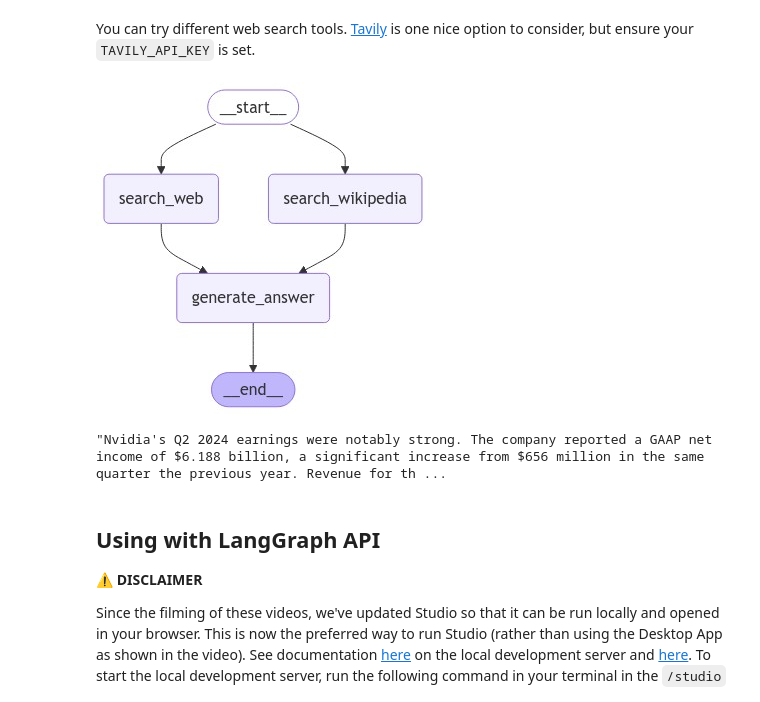
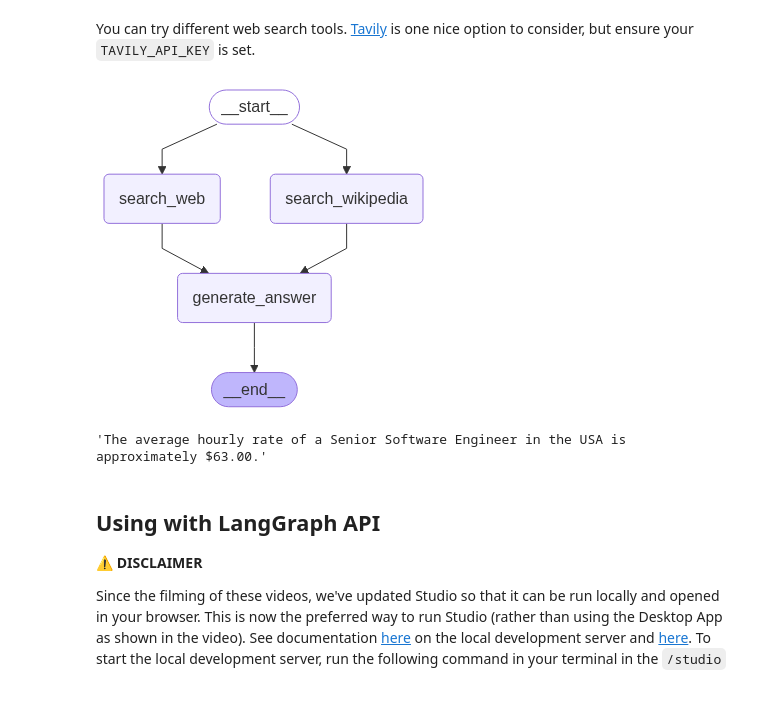
Before and after one commit to viniciusgribas/langchain-academy, a Jupyter notebook: module-4/18 - parallelization.ipynb, the cells around one changed output. Drawn from its saved outputs; the diff is of its cells as text; code cells hidden in the pictures.

```diff
--- a/module-4/18 - parallelization.ipynb
+++ b/module-4/18 - parallelization.ipynb
@@ -307,9 +308,26 @@ def _set_env(var: str):
 _set_env("TAVILY_API_KEY")
 # %%
 from langchain_core.messages import HumanMessage, SystemMessage
-
 from langchain_community.document_loaders import WikipediaLoader
 from langchain_community.tools import TavilySearchResults
+
+from langchain_openai import ChatOpenAI
+
+import os, getpass
+
+def _set_env(var: str):
+    if not os.environ.get(var):
+        os.environ[var] = getpass.getpass(f"{var}: ")
+
+_set_env("TAVILY_API_KEY")
+
+llm = ChatOpenAI(model="gpt-4.1-nano-2025-04-14", temperature=0)
+
+
+class State(TypedDict):
+    question: str
+    answer: str
+    context: Annotated[list, operator.add]
 
 def search_web(state):
 
@@ -357,39 +375,39 @@ def generate_answer(state):
 
     # Template
     answer_template = """Answer the question {question} using this context: {context}"""
     answer_instructions = answer_template.format(question=question,
                                                        context=context)
 
     # Answer
     answer = llm.invoke([SystemMessage(content=answer_instructions)]+[HumanMessage(content=f"Answer the question.")])
 
     # Append it to state
     return {"answer": answer}
 
 # Add nodes
 builder = StateGraph(State)
 
 # Initialize each node with node_secret
 builder.add_node("search_web",search_web)
 builder.add_node("search_wikipedia", search_wikipedia)
 builder.add_node("generate_answer", generate_answer)
 
 # Flow
 builder.add_edge(START, "search_wikipedia")
 builder.add_edge(START, "search_web")
 builder.add_edge("search_wikipedia", "generate_answer")
 builder.add_edge("search_web", "generate_answer")
 builder.add_edge("generate_answer", END)
 graph = builder.compile()
 
 display(Image(graph.get_graph().draw_mermaid_png()))
 # %% [output]
-[figure, old version]
+[figure, new version]
 # %%
-result = graph.invoke({"question": "How were Nvidia's Q2 2024 earnings"})
+result = graph.invoke({"question": "What is the average hourly rate of a Senior Software Engineer in EUA?"})
 result['answer'].content
 # %% [output]
-"Nvidia's Q2 2024 earnings were notably strong. The company reported a GAAP net income of $6.188 billion, a significant increase from $656 million in the same quarter the previous year. Revenue for th ...
+'The average hourly rate of a Senior Software Engineer in the USA is approximately $63.00.'
 # %% [markdown]
 ## Using with LangGraph API
 
```
Also changed, not shown: parts of 9 cells of this notebook, 24 other files.
